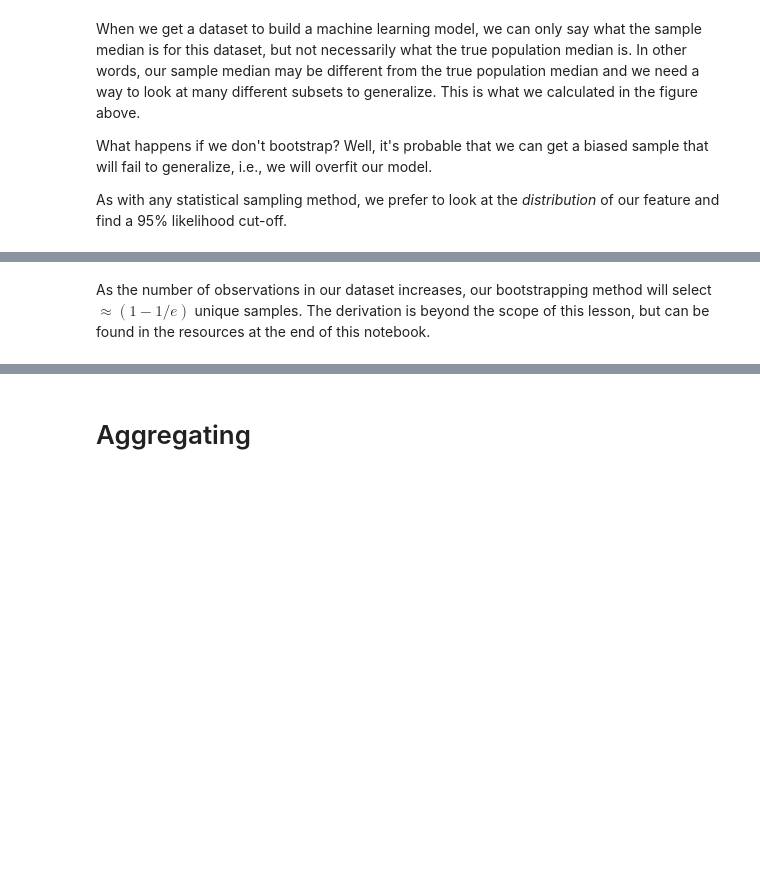
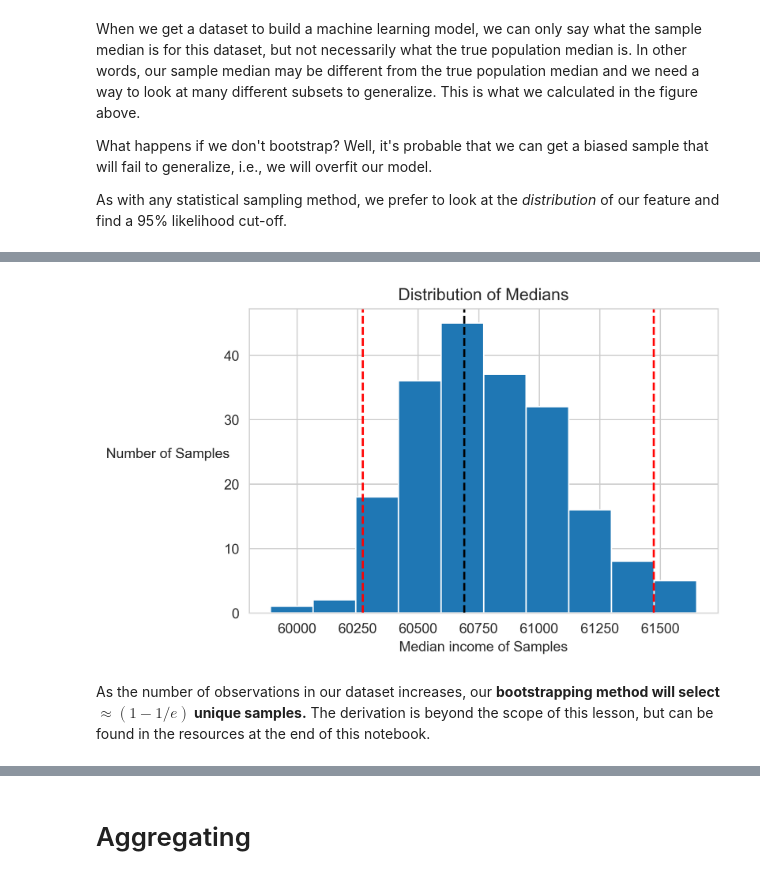
Before and after one commit to xianjinseow92/Curriculum-Wk-1-12-, a Jupyter notebook: Week 5/Day 5/ensembling/Ensemble_Methods.ipynb, the cells around one changed output, grey strips where cells are left out. Drawn from its saved outputs; the diff is of its cells as text; code cells hidden in the pictures; blank space fills up the shorter version.

```diff
--- a/Week 5/Day 5/ensembling/Ensemble_Methods.ipynb
+++ b/Week 5/Day 5/ensembling/Ensemble_Methods.ipynb
@@ -113,14 +119,16 @@ np.percentile(medians,2.5), np.percentile(medians, 97.5)
 # %%
 plt.figure(dpi=150)
 plt.hist(medians)
 plt.title('Distribution of Medians')
 plt.xlabel('Median income of Samples')
-plt.ylabel('Number of Samples')
+plt.ylabel('Number of Samples',rotation=0,labelpad=40)
 
 lower, upper = np.percentile(medians, 2.5), np.percentile(medians, 97.5)
 plt.gca().axvline(whole_sample_median, ls='--', c='k')
 plt.gca().axvline(lower, ls='--', c='r')
 plt.gca().axvline(upper, ls='--', c='r');
+# %% [output]
+[figure, added]
 # %%
 # How many unique samples do we have from our original dataset?
 
@@ -129,7 +137,7 @@ for i in range(500):
     uniques = len(np.unique(get_random_indices(len(incomes))))
     unique_samples.append(uniques)
 # %% [markdown]
-As the number of observations in our dataset increases, our bootstrapping method will select $\approx (1 - 1/e)$ unique samples. The derivation is beyond the scope of this lesson, but can be found in the resources at the end of this notebook.
+As the number of observations in our dataset increases, our **bootstrapping method will select $\approx (1 - 1/e)$ unique samples.** The derivation is beyond the scope of this lesson, but can be found in the resources at the end of this notebook.
 # %%
 # verify statement above
 (1 - 1/np.exp(1))*len(incomes), np.mean(unique_samples)
```
Also changed, not shown: parts of 30 cells of this notebook, 2 other files.
